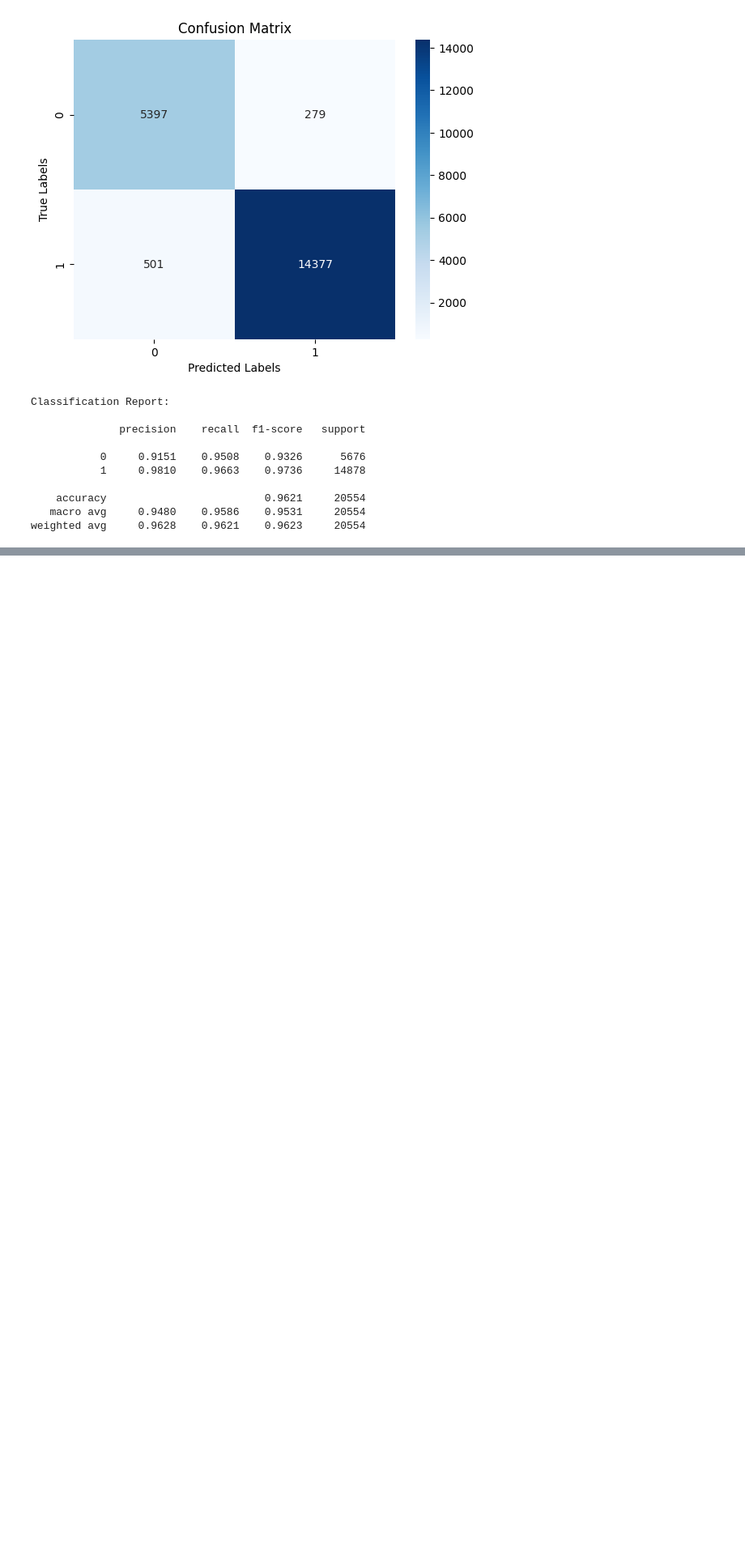
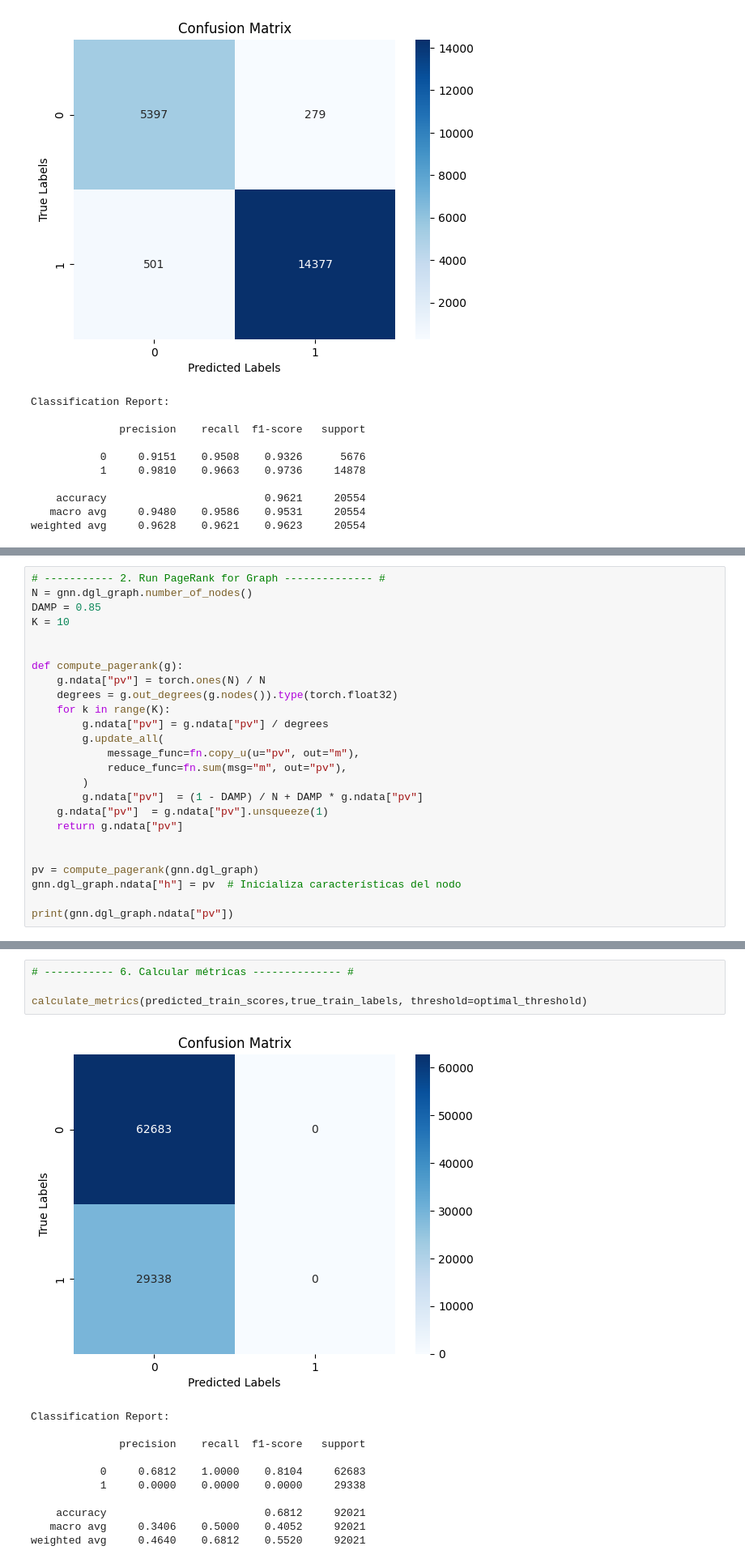
Before and after one commit to valesteban/TESIS, a Jupyter notebook: trainingBinaryClass.ipynb, the cells around one changed output, grey strips where cells are left out. Shown at 81% size. Cells and saved outputs as stored; diff of their text form; blank space fills up the shorter version.

```diff
--- a/trainingBinaryClass.ipynb
+++ b/trainingBinaryClass.ipynb
@@ -1454,0 +1482,25 @@ weighted avg     0.9628    0.9621    0.9623     20554
+# %%
+# ----------- 2. Run PageRank for Graph -------------- #
+N = gnn.dgl_graph.number_of_nodes()
+DAMP = 0.85
+K = 10
+
+
+def compute_pagerank(g):
+    g.ndata["pv"] = torch.ones(N) / N
+    degrees = g.out_degrees(g.nodes()).type(torch.float32)
+    for k in range(K):
+        g.ndata["pv"] = g.ndata["pv"] / degrees
+        g.update_all(
+            message_func=fn.copy_u(u="pv", out="m"),
+            reduce_func=fn.sum(msg="m", out="pv"),
+        )
+        g.ndata["pv"]  = (1 - DAMP) / N + DAMP * g.ndata["pv"]
+    g.ndata["pv"]  = g.ndata["pv"].unsqueeze(1)
+    return g.ndata["pv"]
+
+
+pv = compute_pagerank(gnn.dgl_graph)
+gnn.dgl_graph.ndata["h"] = pv  # Inicializa características del nodo
+
+print(gnn.dgl_graph.ndata["pv"])
@@ -1454,0 +1602,16 @@ weighted avg     0.9628    0.9621    0.9623     20554
+# %%
+# ----------- 6. Calcular métricas -------------- #
+
+calculate_metrics(predicted_train_scores,true_train_labels, threshold=optimal_threshold)
+# %% [output]
+[figure, added]
+Classification Report:
+
+              precision    recall  f1-score   support
+
+           0     0.6812    1.0000    0.8104     62683
+           1     0.0000    0.0000    0.0000     29338
+
+    accuracy                         0.6812     92021
+   macro avg     0.3406    0.5000    0.4052     92021
+weighted avg     0.4640    0.6812    0.5520     92021
```
Also changed, not shown: parts of 6 cells of this notebook.
